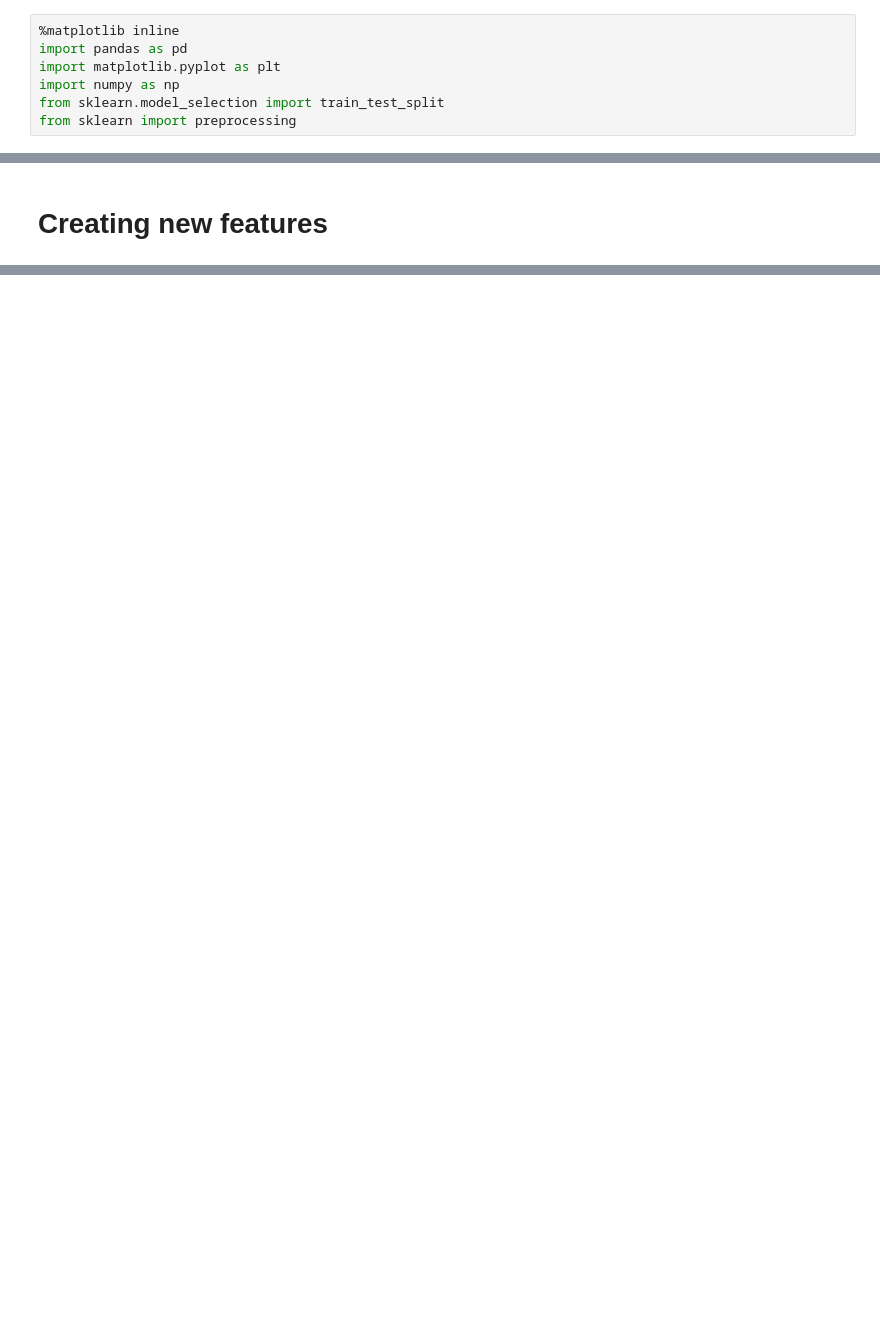
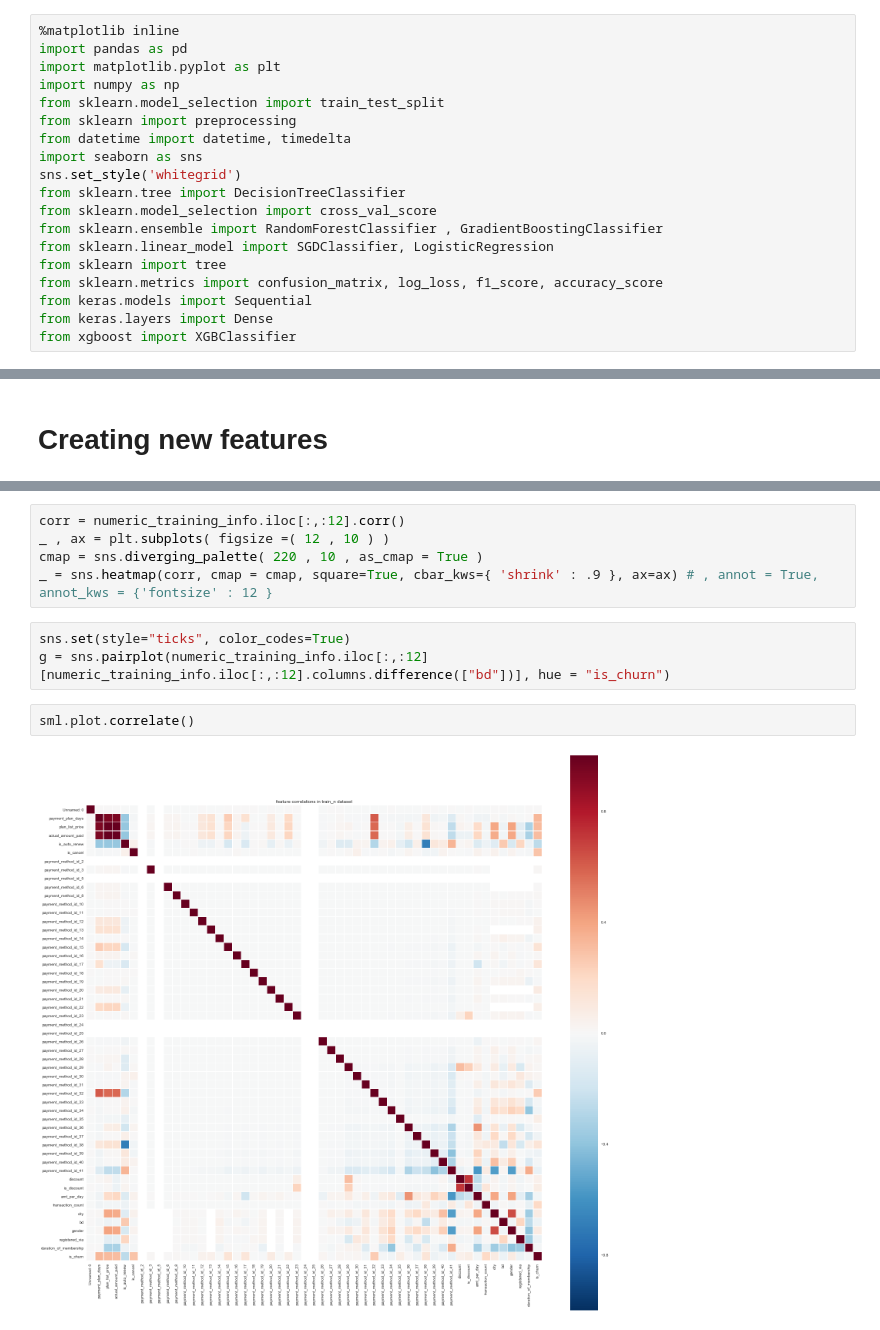
Before and after one commit to madliu/kkbox, a Jupyter notebook: KKBox - Python.ipynb, the cells around one changed output, grey strips where cells are left out. Drawn from its saved outputs; the diff is of its cells as text; blank space fills up the shorter version.

Commit message:
enhanced model

```diff
--- a/KKBox - Python.ipynb
+++ b/KKBox - Python.ipynb
@@ -5,3 +5,15 @@ import matplotlib.pyplot as plt
 import numpy as np
 from sklearn.model_selection import train_test_split
 from sklearn import preprocessing
+from datetime import datetime, timedelta
+import seaborn as sns
+sns.set_style('whitegrid')
+from sklearn.tree import DecisionTreeClassifier
+from sklearn.model_selection import cross_val_score
+from sklearn.ensemble import RandomForestClassifier , GradientBoostingClassifier
+from sklearn.linear_model import SGDClassifier, LogisticRegression
+from sklearn import tree
+from sklearn.metrics import confusion_matrix, log_loss, f1_score, accuracy_score
+from keras.models import Sequential
+from keras.layers import Dense
+from xgboost import XGBClassifier
@@ -146,0 +207,12 @@ train_set, val_set = train_test_split(members_train, test_size=0.2, random_state
+# %%
+corr = numeric_training_info.iloc[:,:12].corr()
+_ , ax = plt.subplots( figsize =( 12 , 10 ) )
+cmap = sns.diverging_palette( 220 , 10 , as_cmap = True )
+_ = sns.heatmap(corr, cmap = cmap, square=True, cbar_kws={ 'shrink' : .9 }, ax=ax) # , annot = True, annot_kws = {'fontsize' : 12 }
+# %%
+sns.set(style="ticks", color_codes=True)
+g = sns.pairplot(numeric_training_info.iloc[:,:12][numeric_training_info.iloc[:,:12].columns.difference(["bd"])], hue = "is_churn")
+# %%
+sml.plot.correlate()
+# %% [output]
+[figure, added]
```
Also changed, not shown: parts of 94 cells of this notebook, 4 other files.
